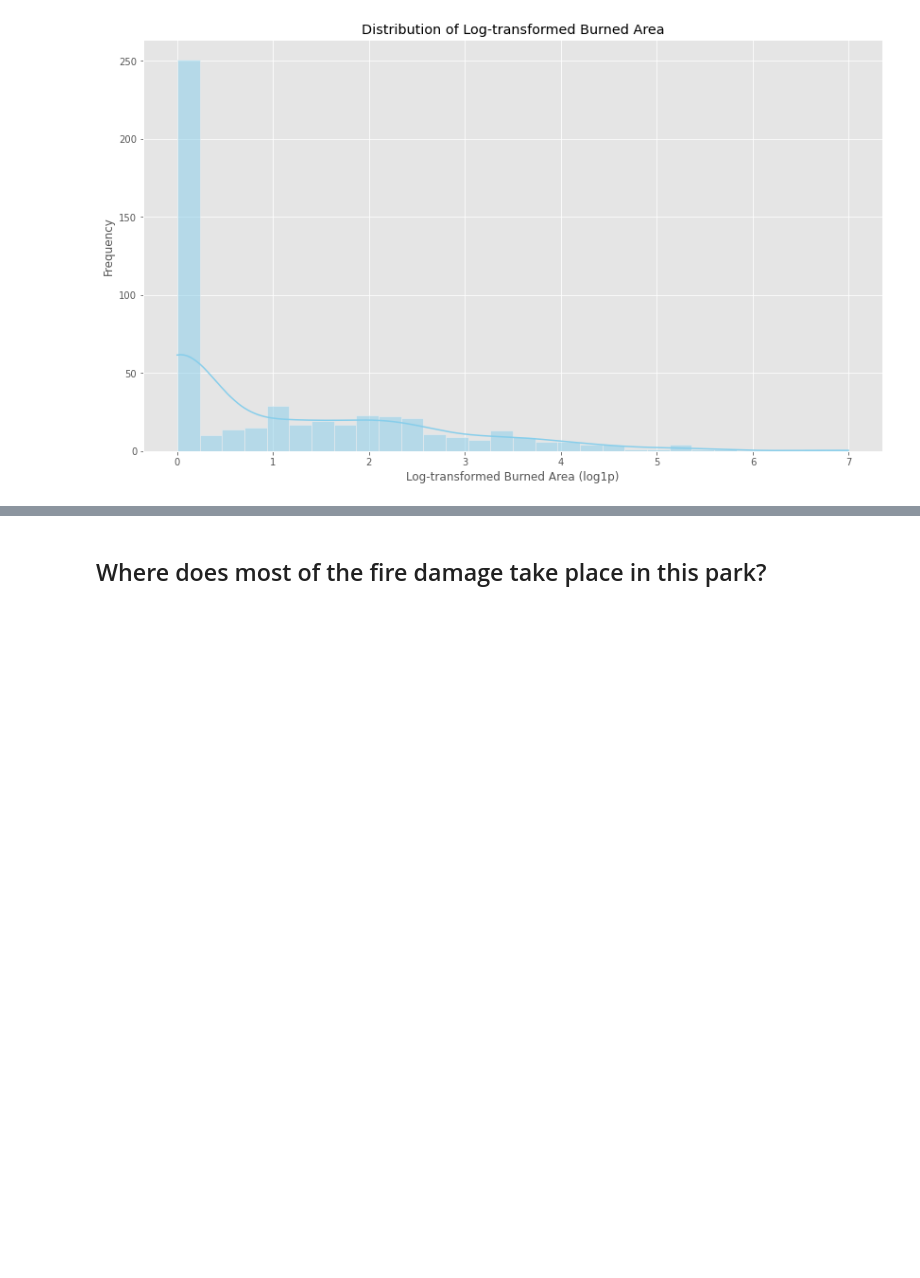
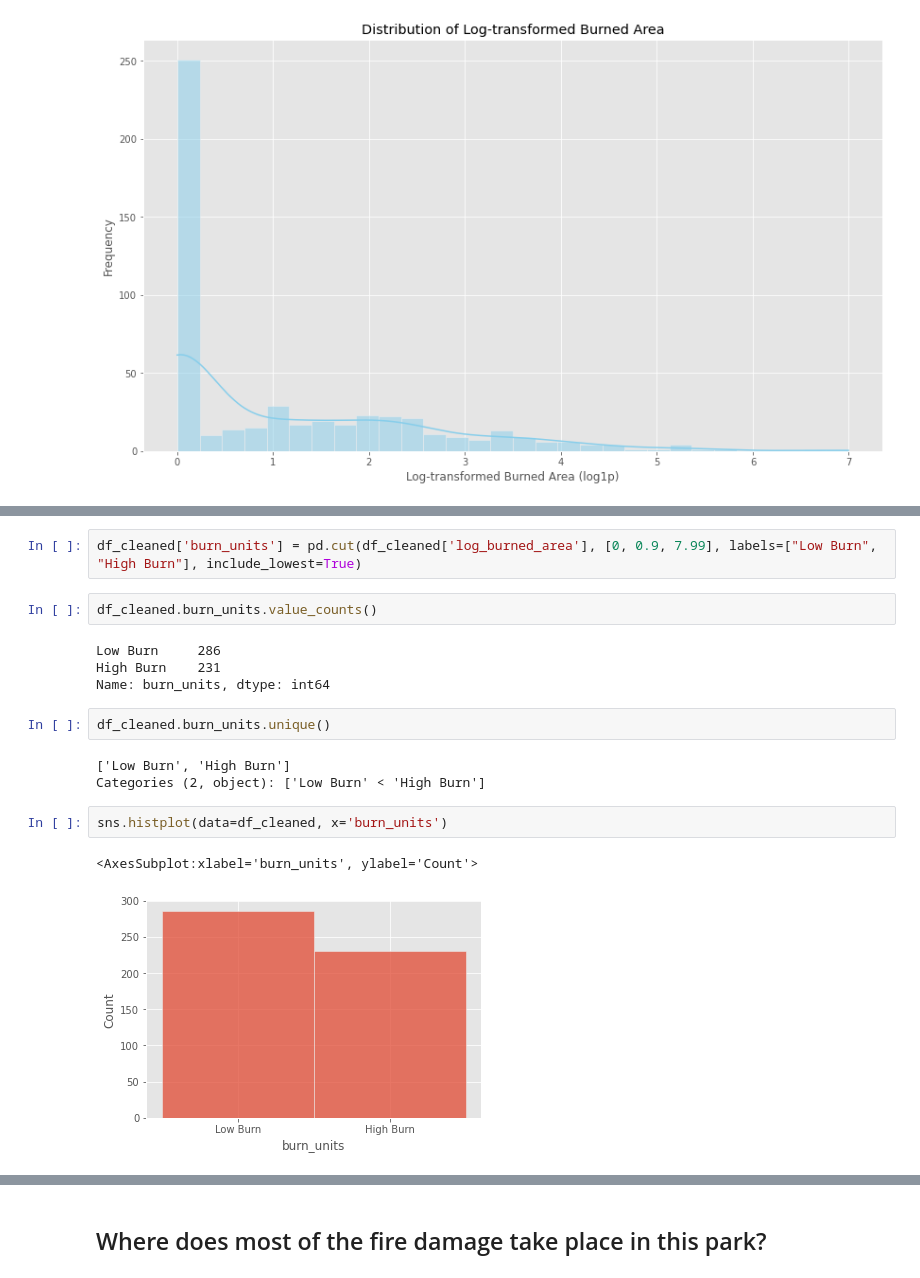
Before and after one commit to dmm4613/forest-fires-eda, a Jupyter notebook: forest-fire-eda.ipynb, the cells around one changed output, grey strips where cells are left out. Saved outputs shown, nothing was run; the diff lists cells and outputs as text; blank space fills up the shorter version.

```diff
--- a/forest-fire-eda.ipynb
+++ b/forest-fire-eda.ipynb
@@ -130,0 +158,18 @@ plt.show()
+# %%
+df_cleaned['burn_units'] = pd.cut(df_cleaned['log_burned_area'], [0, 0.9, 7.99], labels=["Low Burn", "High Burn"], include_lowest=True)
+# %%
+df_cleaned.burn_units.value_counts()
+# %% [output]
+Low Burn     286
+High Burn    231
+Name: burn_units, dtype: int64
+# %%
+df_cleaned.burn_units.unique()
+# %% [output]
+['Low Burn', 'High Burn']
+Categories (2, object): ['Low Burn' < 'High Burn']
+# %%
+sns.histplot(data=df_cleaned, x='burn_units')
+# %% [output]
+<AxesSubplot:xlabel='burn_units', ylabel='Count'>
+[figure, added]
```
Also changed, not shown: parts of 39 cells of this notebook.
